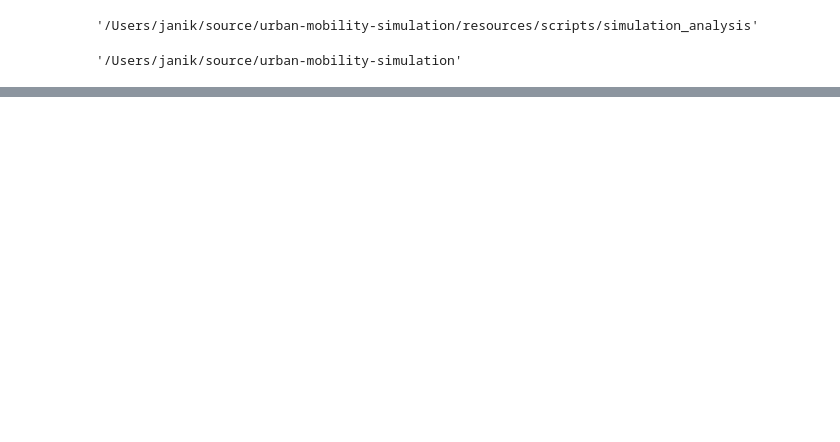
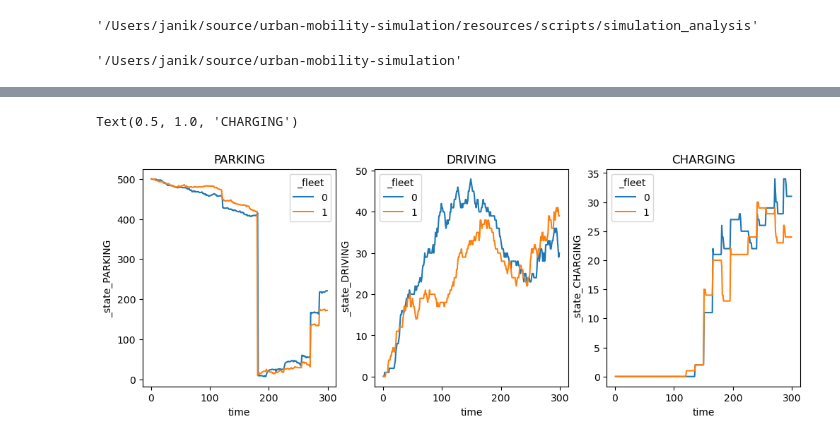
Before and after one commit to IS3UniCologne/urban-mobility-simulation, a Jupyter notebook: resources/scripts/simulation_analysis/shared_charging.ipynb, the cells around one changed output, grey strips where cells are left out. Cells and saved outputs as stored; diff of their text form; code cells hidden in the pictures; blank space fills up the shorter version.

```diff
--- a/resources/scripts/simulation_analysis/shared_charging.ipynb
+++ b/resources/scripts/simulation_analysis/shared_charging.ipynb
@@ -30,0 +59,30 @@ auction_tracking
+# %%
+INITIALIZED = 0
+PARKING = 1
+DRIVING = 2
+RELOCATING = 3
+CHARGING = 4
+PRE_SERVICE = 5
+ONLINE = 6  # When the driver is online
+OFFLINE = 7  # When the driver is offline
+SOME_STATE = 1002
+RESERVED = 1001
+MOVING_TO_PICK_UP_POS = 1003
+# %%
+vehicle_tracking['_state_PARKING'] = vehicle_tracking['_state'].apply(lambda x: np.count_nonzero(np.array(eval(x)) == PARKING))
+
+vehicle_tracking['_state_CHARGING'] = vehicle_tracking['_state'].apply(lambda x: np.count_nonzero(np.array(eval(x)) == CHARGING))
+
+vehicle_tracking['_state_DRIVING'] = vehicle_tracking['_state'].apply(lambda x: np.count_nonzero(np.array(eval(x)) == DRIVING))
+# %%
+fig, ax = plt.subplots(nrows=1, ncols=3, figsize=(12, 4))
+sns.lineplot(data=vehicle_tracking, x='time', y='_state_PARKING', hue='_fleet', ax=ax[0])
+sns.lineplot(data=vehicle_tracking, x='time', y='_state_DRIVING', hue='_fleet', ax=ax[1])
+sns.lineplot(data=vehicle_tracking, x='time', y='_state_CHARGING', hue='_fleet', ax=ax[2])
+
+ax[0].set_title('PARKING')
+ax[1].set_title('DRIVING')
+ax[2].set_title('CHARGING')
+# %% [output]
+Text(0.5, 1.0, 'CHARGING')
+[figure, added]
```
Also changed, not shown: parts of 7 cells of this notebook, 9 other files.
